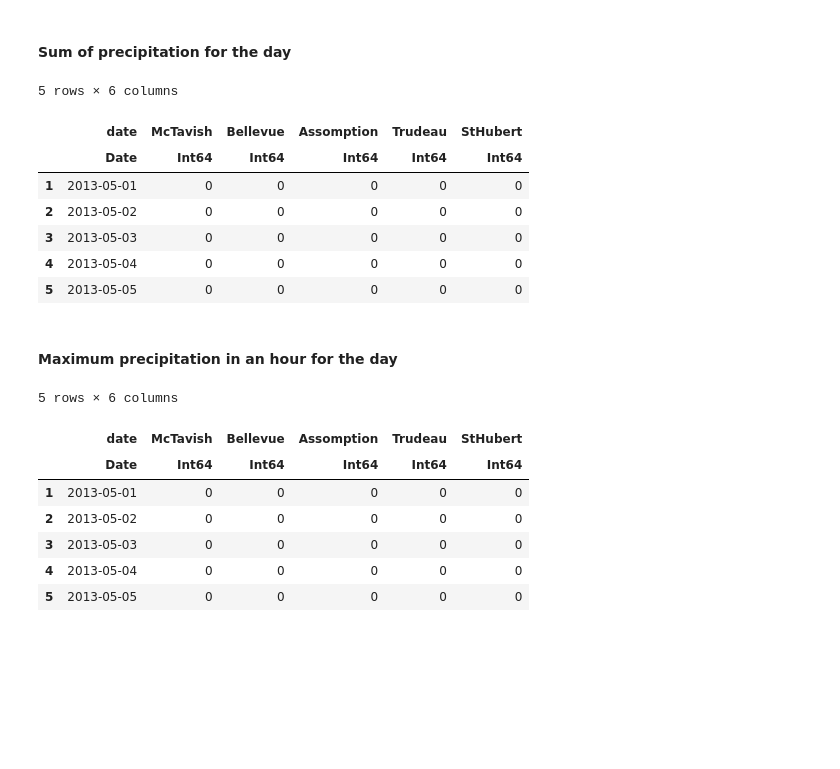
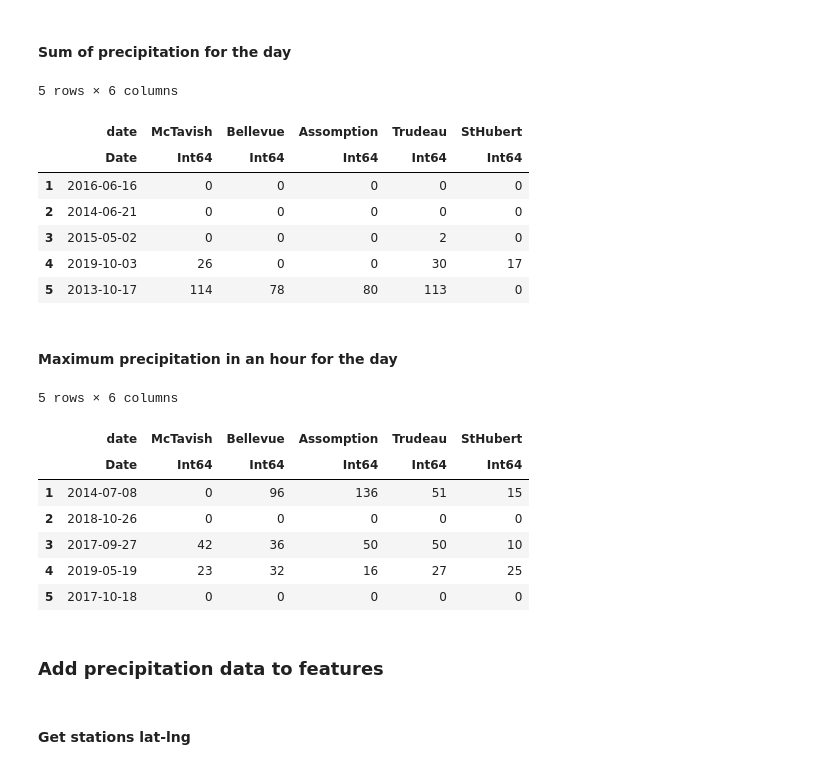
Before and after one commit to JeyzerMC/MTH3302-Project, a Jupyter notebook: Data_Processing.ipynb, the cells around one changed output. Drawn from its saved outputs; the diff is of its cells as text; code cells hidden in the pictures; blank space fills up the shorter version.

```diff
--- a/Data_Processing.ipynb
+++ b/Data_Processing.ipynb
@@ -140,28 +125,32 @@ first(precipitation, 5)
 # %%
 pcp_sum = by(precipitation, :date,  McTavish = :McTavish=>sum, Bellevue = :Bellevue=>sum,
    Assomption = :Assomption=>sum, Trudeau = :Trudeau=>sum, StHubert = :StHubert=>sum);
-first(pcp_sum, 5)
+first(shuffleDf(pcp_sum), 5)
 # %% [output]
 5 rows × 6 columns
 |  | date | McTavish | Bellevue | Assomption | Trudeau | StHubert |
 |  | Date | Int64 | Int64 | Int64 | Int64 | Int64 |
-| 1 | 2013-05-01 | 0 | 0 | 0 | 0 | 0 |
-| 2 | 2013-05-02 | 0 | 0 | 0 | 0 | 0 |
-| 3 | 2013-05-03 | 0 | 0 | 0 | 0 | 0 |
-| 4 | 2013-05-04 | 0 | 0 | 0 | 0 | 0 |
-| 5 | 2013-05-05 | 0 | 0 | 0 | 0 | 0 |
+| 1 | 2016-06-16 | 0 | 0 | 0 | 0 | 0 |
+| 2 | 2014-06-21 | 0 | 0 | 0 | 0 | 0 |
+| 3 | 2015-05-02 | 0 | 0 | 0 | 2 | 0 |
+| 4 | 2019-10-03 | 26 | 0 | 0 | 30 | 17 |
+| 5 | 2013-10-17 | 114 | 78 | 80 | 113 | 0 |
 # %% [markdown]
 #### Maximum precipitation in an hour for the day
 # %%
 pcp_max = by(precipitation, :date,  McTavish = :McTavish=>maximum, Bellevue = :Bellevue=>maximum,
    Assomption = :Assomption=>maximum, Trudeau = :Trudeau=>maximum, StHubert = :StHubert=>maximum)
-first(pcp_max,5)
+first(shuffleDf(pcp_max),5)
 # %% [output]
 5 rows × 6 columns
 |  | date | McTavish | Bellevue | Assomption | Trudeau | StHubert |
 |  | Date | Int64 | Int64 | Int64 | Int64 | Int64 |
-| 1 | 2013-05-01 | 0 | 0 | 0 | 0 | 0 |
-| 2 | 2013-05-02 | 0 | 0 | 0 | 0 | 0 |
-| 3 | 2013-05-03 | 0 | 0 | 0 | 0 | 0 |
-| 4 | 2013-05-04 | 0 | 0 | 0 | 0 | 0 |
-| 5 | 2013-05-05 | 0 | 0 | 0 | 0 | 0 |
+| 1 | 2014-07-08 | 0 | 96 | 136 | 51 | 15 |
+| 2 | 2018-10-26 | 0 | 0 | 0 | 0 | 0 |
+| 3 | 2017-09-27 | 42 | 36 | 50 | 50 | 10 |
+| 4 | 2019-05-19 | 23 | 32 | 16 | 27 | 25 |
+| 5 | 2017-10-18 | 0 | 0 | 0 | 0 | 0 |
+# %% [markdown]
+### Add precipitation data to features
+# %% [markdown]
+#### Get stations lat-lng
```
Also changed, not shown: parts of 25 cells of this notebook, 5 other files.
